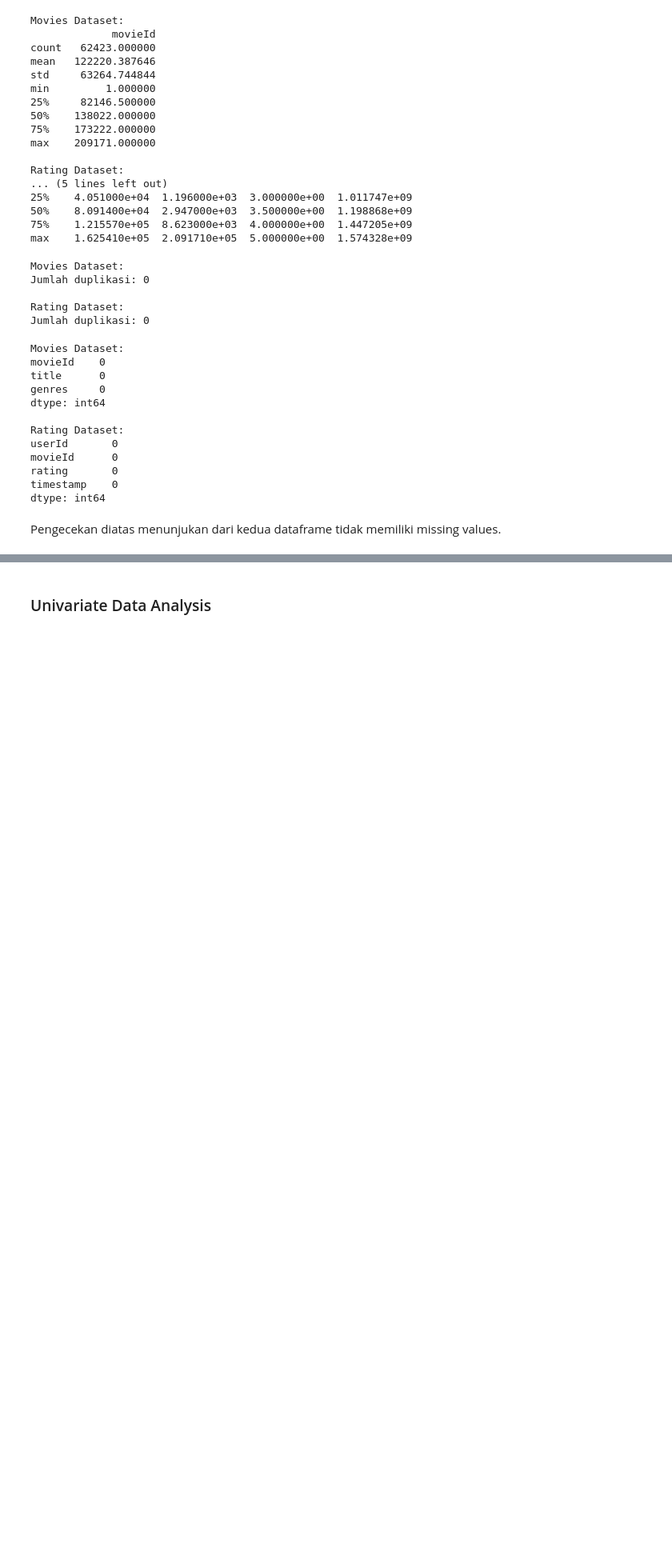
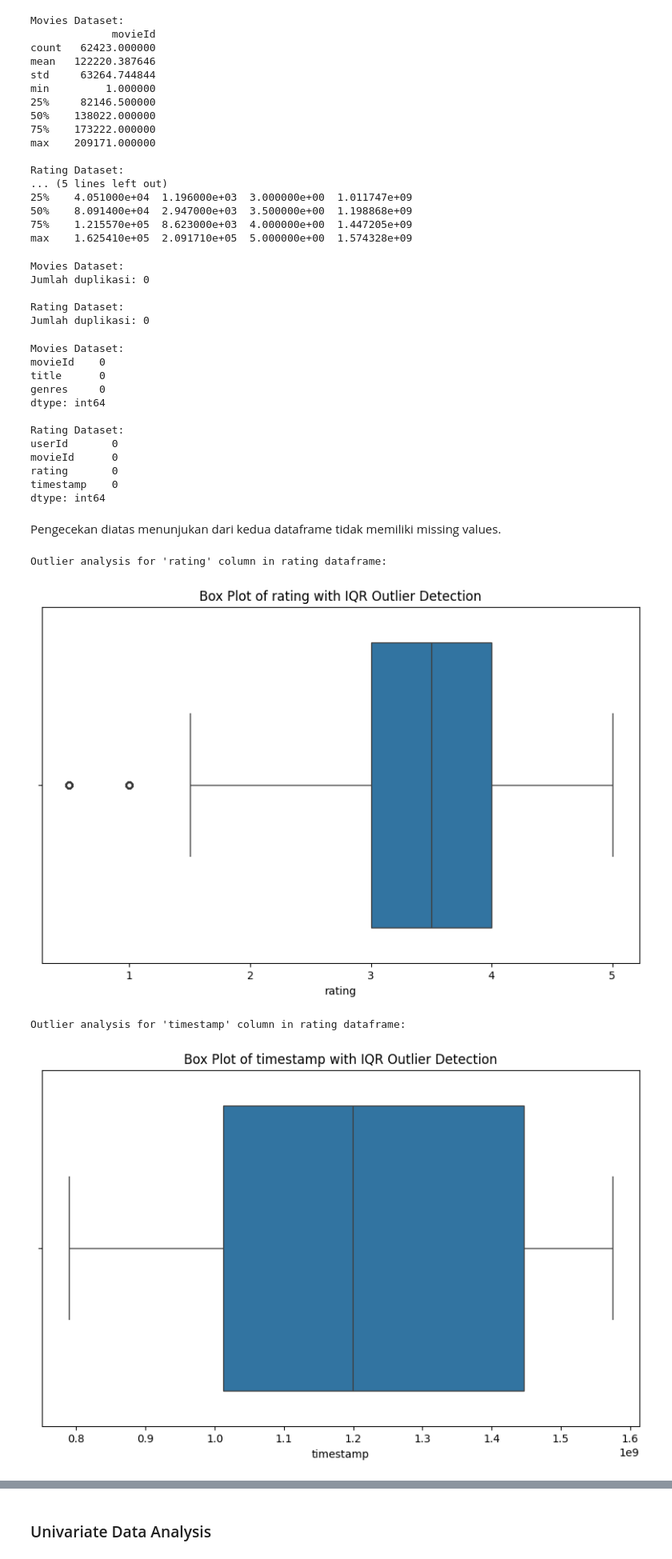
Before and after one commit to CrxTan/RecommendationMovie, a Jupyter notebook: RecommendationMovie.ipynb, the cells around one changed output, grey strips where cells are left out. Shown at 80% size. Saved outputs shown, nothing was run; the diff lists cells and outputs as text; code cells hidden in the pictures; blank space fills up the shorter version.

```diff
--- a/RecommendationMovie.ipynb
+++ b/RecommendationMovie.ipynb
@@ -192,3 +192,33 @@ timestamp    0
 dtype: int64
 # %% [markdown]
 Pengecekan diatas menunjukan dari kedua dataframe tidak memiliki missing values.
+# %%
+# Function to detect and visualize outliers using IQR
+def iqr_outlier_analysis(df, column):
+    Q1 = df[column].quantile(0.25)
+    Q3 = df[column].quantile(0.75)
+    IQR = Q3 - Q1
+
+    lower_bound = Q1 - 1.5 * IQR
+    upper_bound = Q3 + 1.5 * IQR
+
+    outliers = df[(df[column] < lower_bound) | (df[column] > upper_bound)]
+
+    # Visualization
+    plt.figure(figsize=(10, 6))
+    sns.boxplot(x=df[column])
+    plt.title(f'Box Plot of {column} with IQR Outlier Detection')
+    plt.xlabel(column)
+    plt.show()
+
+
+print("Outlier analysis for 'rating' column in rating dataframe:")
+iqr_outlier_analysis(rating, 'rating')
+
+print("\nOutlier analysis for 'timestamp' column in rating dataframe:")
+iqr_outlier_analysis(rating, 'timestamp')
+# %% [output]
+Outlier analysis for 'rating' column in rating dataframe:
+[figure, added]
+Outlier analysis for 'timestamp' column in rating dataframe:
+[figure, added]
```
Also changed, not shown: parts of 17 cells of this notebook, 1 other file.
